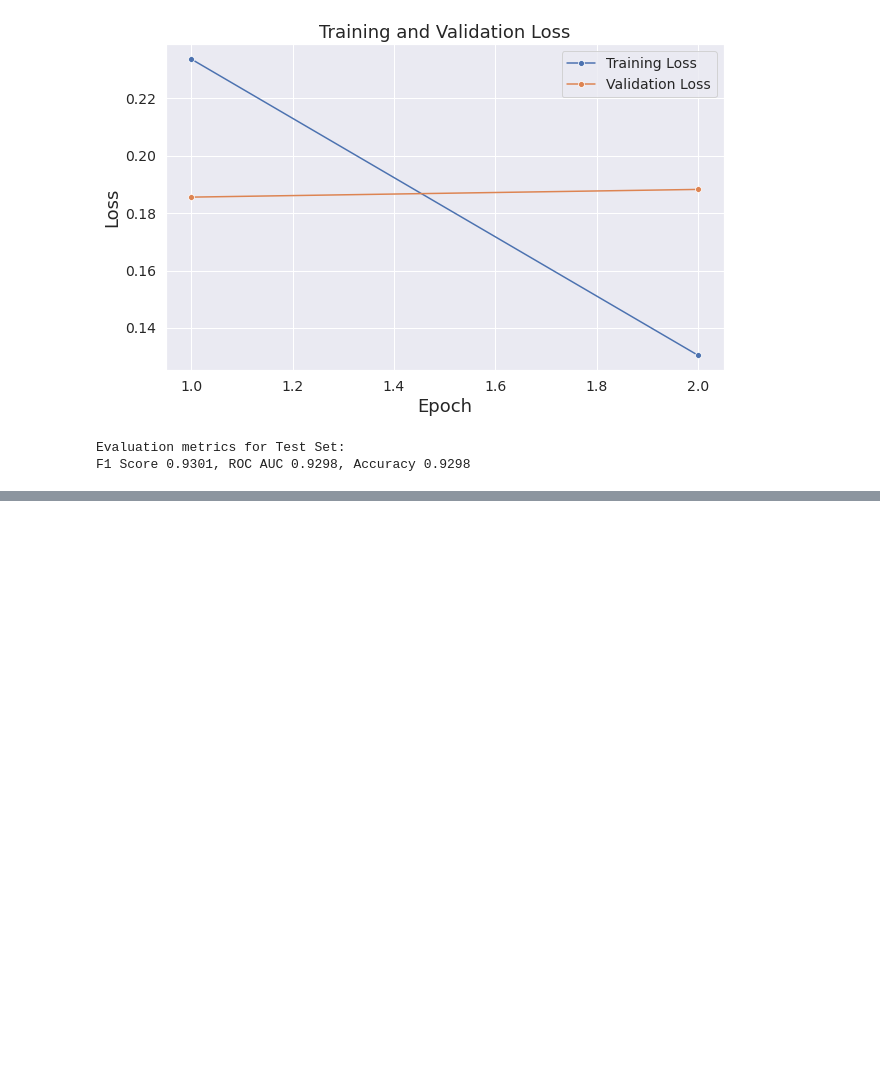
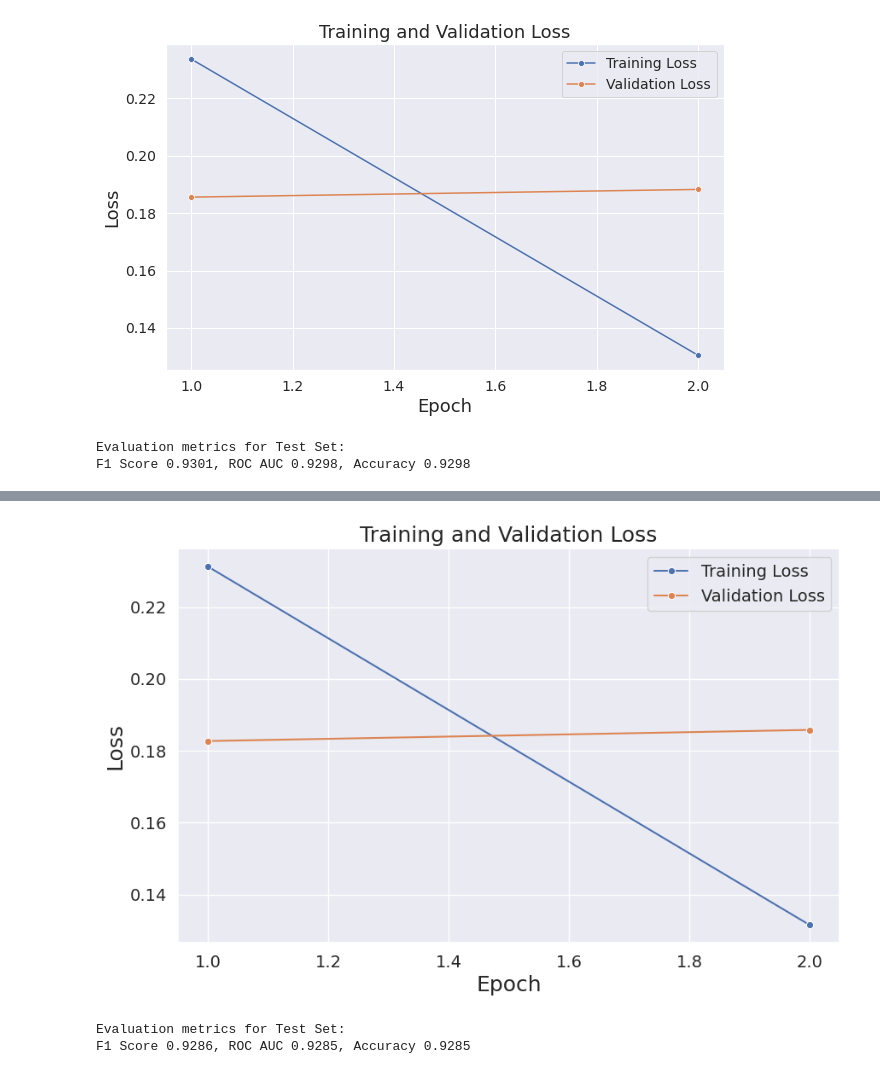
Before and after one commit to hjesse92/style_transfer_w266, a Jupyter notebook: notebooks/Classification_Model_NonToxicScore_DistilBERT.ipynb, the cells around one changed output, grey strips where cells are left out. Drawn from its saved outputs; the diff is of its cells as text; code cells hidden in the pictures; blank space fills up the shorter version.

Commit message:
Add Upsampling & Augmentation 64 tokens

```diff
--- a/notebooks/Classification_Model_NonToxicScore_DistilBERT.ipynb
+++ b/notebooks/Classification_Model_NonToxicScore_DistilBERT.ipynb
@@ -822,0 +1088,4 @@ torch.save(unfreeze_model.state_dict(), 'models/DistilBertToxicClassification5.p
+# %%
+train_loader = distilBert_loader(X_train, y_train, bert_tokenizer, max_length, BATCH_SIZE)
+val_loader = distilBert_loader(X_val, y_val, bert_tokenizer, max_length, BATCH_SIZE)
+test_loader = distilBert_loader(X_test, y_test, bert_tokenizer, max_length, BATCH_SIZE)
@@ -822,0 +1097,4 @@ torch.save(unfreeze_model.state_dict(), 'models/DistilBertToxicClassification5.p
+# %%
+# Initialize model
+model = UnfreezeBertClassification(hidden_size=HIDDEN_SIZE, hidden_size2=HIDDEN_SIZE2, dropout=DROP_OUT)
+model = model.to(device)
@@ -822,0 +1118,15 @@ torch.save(unfreeze_model.state_dict(), 'models/DistilBertToxicClassification5.p
+# %%
+# Store the average loss after each epoch so we can plot them.
+train_loss_values = []
+val_loss_values = []
+
+for epoch in range(EPOCHS):
+    print ('######  Epoch {}/{} ######'.format(epoch+1, EPOCHS))
+    print ('-----  Training -----')
+    train_loss, train_time = train(train_loader, model, criterion, optimizer)
+    train_loss_values.append(train_loss)
+
+    print ('-----  Validation -----')
+    val_outputs, val_targets, val_loss, val_time = validate(val_loader, model, criterion)
+    val_loss_values.append(val_loss)
+    val_f1, val_roc_auc, val_accuracy = compute_metrics(val_outputs, val_targets)
@@ -822,0 +1151,32 @@ torch.save(unfreeze_model.state_dict(), 'models/DistilBertToxicClassification5.p
+# %%
+### Plot Training & Validation Loss
+data = {'Epoch': range(1, 3), 'Training Loss': train_loss_values, 'Validation Loss': val_loss_values}
+df = pd.DataFrame(data)
+
+fig, ax = plt.subplots(figsize=(10, 6))
+sns.set_style('whitegrid')
+sns.set(font_scale=1.5)
+
+# Plot train & val loss
+sns.lineplot(data=df, x="Epoch", y="Training Loss", label="Training Loss", marker='o')
+sns.lineplot(data=df, x="Epoch", y="Validation Loss", label="Validation Loss", marker='o')
+
+# set the axis labels and title
+ax.set(xlabel='Epoch', ylabel='Loss')
+ax.set_title('Training and Validation Loss', fontsize=18)
+
+# set the legend and adjust its position
+plt.legend(fontsize=14)
+
+# set the ticks fontsize
+ax.tick_params(axis='both', which='major', labelsize=14)
+# %% [output]
+[figure, added]
+# %%
+# Predicting with Test Set
+test_outputs, test_targets, test_loss, test_time = validate(test_loader, model, criterion, verbose=False)
+print('\nEvaluation metrics for Test Set:')
+test_f1, test_roc_auc, test_accuracy = compute_metrics(test_outputs, test_targets)
+# %% [output]
+Evaluation metrics for Test Set:
+F1 Score 0.9286, ROC AUC 0.9285, Accuracy 0.9285
```
Also changed, not shown: parts of 39 cells of this notebook, 1 other file.
